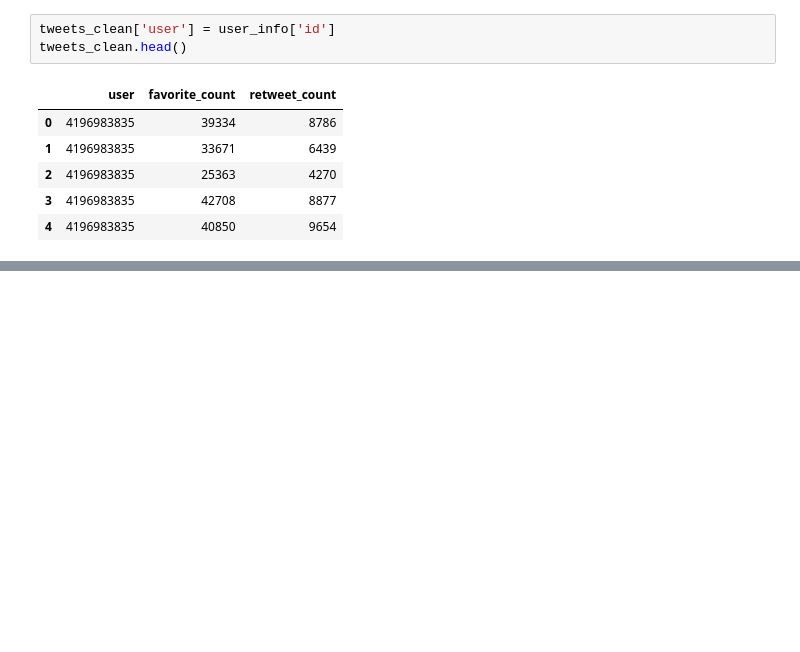
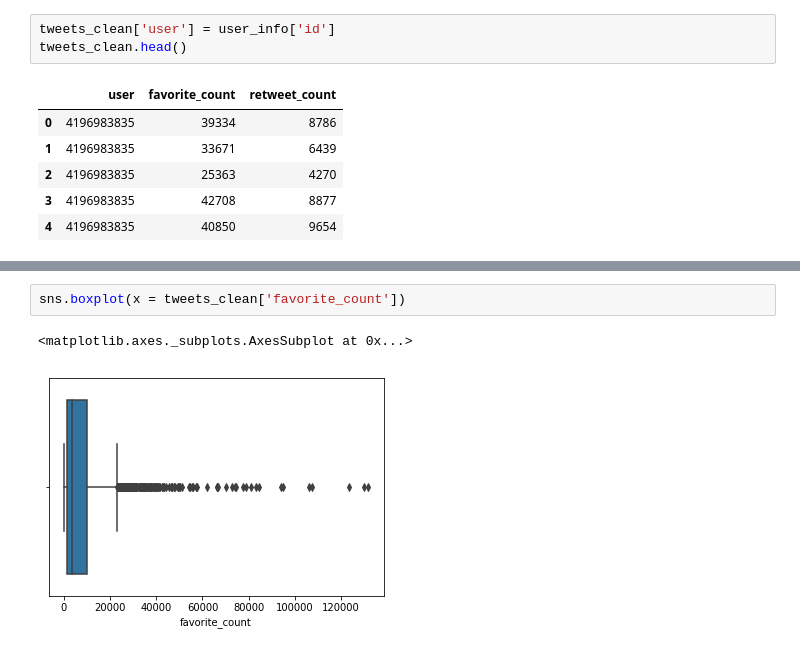
Before and after one commit to liuyang21cn/Udacity-DAND, a Jupyter notebook: 2-Data-Wrangling/Wrangle-And-Analyze-Data-Project/wrangle_act.ipynb, the cells around one changed output, grey strips where cells are left out. Cells and saved outputs as stored; diff of their text form; blank space fills up the shorter version.

```diff
--- a/2-Data-Wrangling/Wrangle-And-Analyze-Data-Project/wrangle_act.ipynb
+++ b/2-Data-Wrangling/Wrangle-And-Analyze-Data-Project/wrangle_act.ipynb
@@ -332,0 +387,5 @@ tweets_clean.head()
+# %%
+sns.boxplot(x = tweets_clean['favorite_count'])
+# %% [output]
+<matplotlib.axes._subplots.AxesSubplot at 0x...>
+[figure, added]
```
Also changed, not shown: parts of 13 cells of this notebook, 2 other files.
